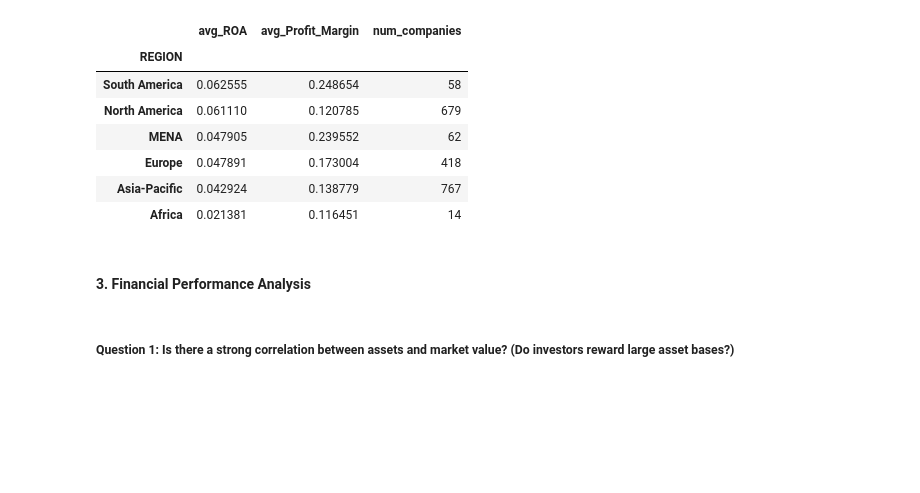
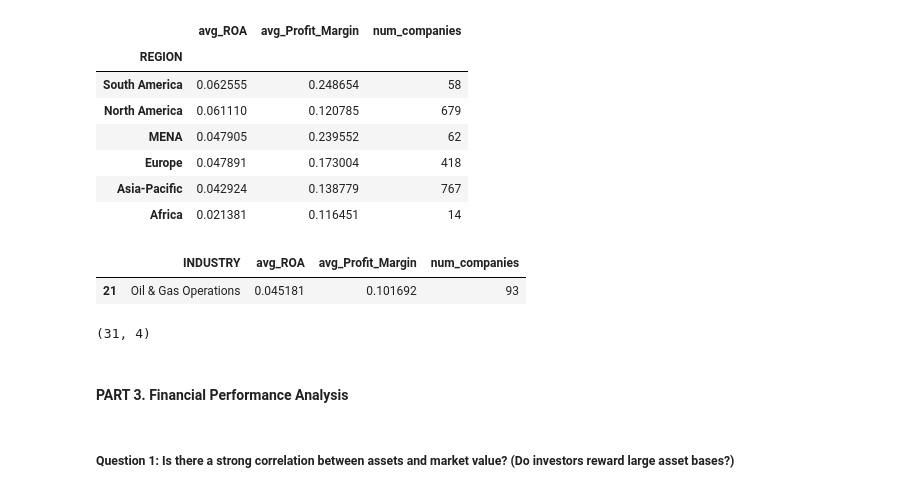
Before and after one commit to GauriR011/Forbes-Global-2025, a Jupyter notebook: Code.ipynb, the cells around one changed output. Saved outputs shown, nothing was run; the diff lists cells and outputs as text; code cells hidden in the pictures; blank space fills up the shorter version.

```diff
--- a/Code.ipynb
+++ b/Code.ipynb
@@ -447,3 +464,17 @@ grouped_region
 | Europe | 0.047891 | 0.173004 | 418 |
 | Asia-Pacific | 0.042924 | 0.138779 | 767 |
 | Africa | 0.021381 | 0.116451 | 14 |
+# %%
+# Industry level ROA
+grouped_industry = df.groupby('INDUSTRY').agg(
+    avg_ROA = ('ROA','mean'),
+    avg_Profit_Margin = ('PROFIT MARGIN', 'mean'),
+    num_companies = ('RANK', 'count')).sort_values(by=["avg_ROA", "avg_Profit_Margin"], ascending=[False, False]).reset_index()
+grouped_industry[grouped_industry['INDUSTRY'] == 'Oil & Gas Operations']
+# %% [output]
+|  | INDUSTRY | avg_ROA | avg_Profit_Margin | num_companies |
+| 21 | Oil & Gas Operations | 0.045181 | 0.101692 | 93 |
+# %%
+grouped_industry.shape
+# %% [output]
+(31, 4)
@@ -450,7 +484,7 @@ grouped_region
 # %%
 df.to_csv("Analysis_ready_data.csv", index = False)
 # %% [markdown]
-#### 3. Financial Performance Analysis
+#### PART 3. Financial Performance Analysis
 # %% [markdown]
 ##### Question 1: Is there a strong correlation between assets and market value? (Do investors reward large asset bases?)
 # %%
```
Also changed, not shown: parts of 28 cells of this notebook, 2 other files.
